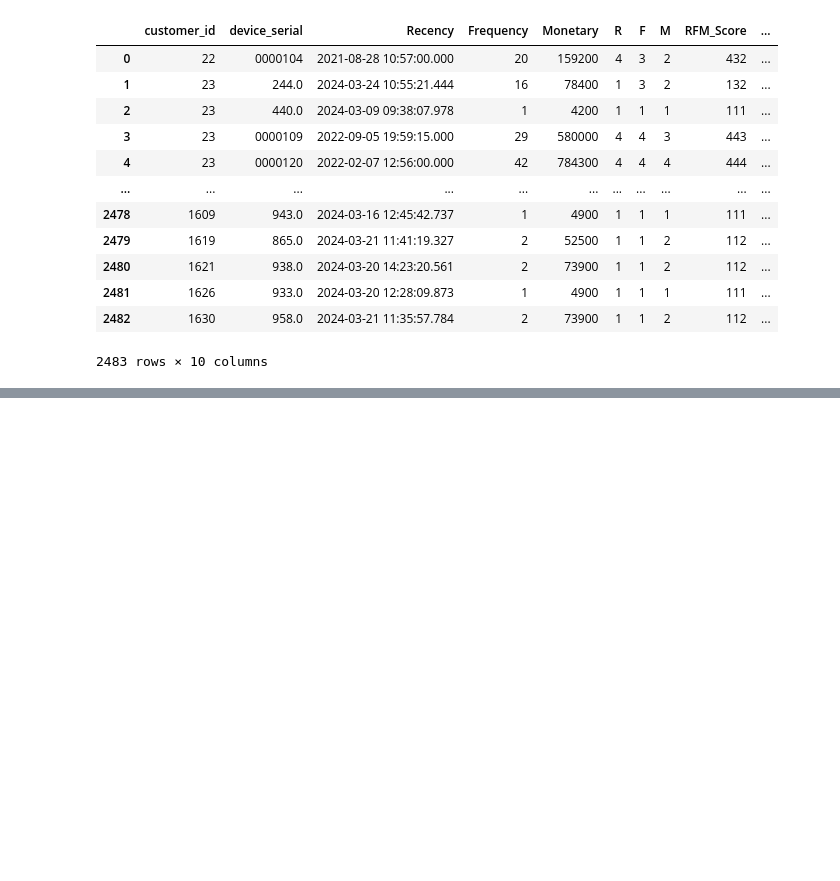
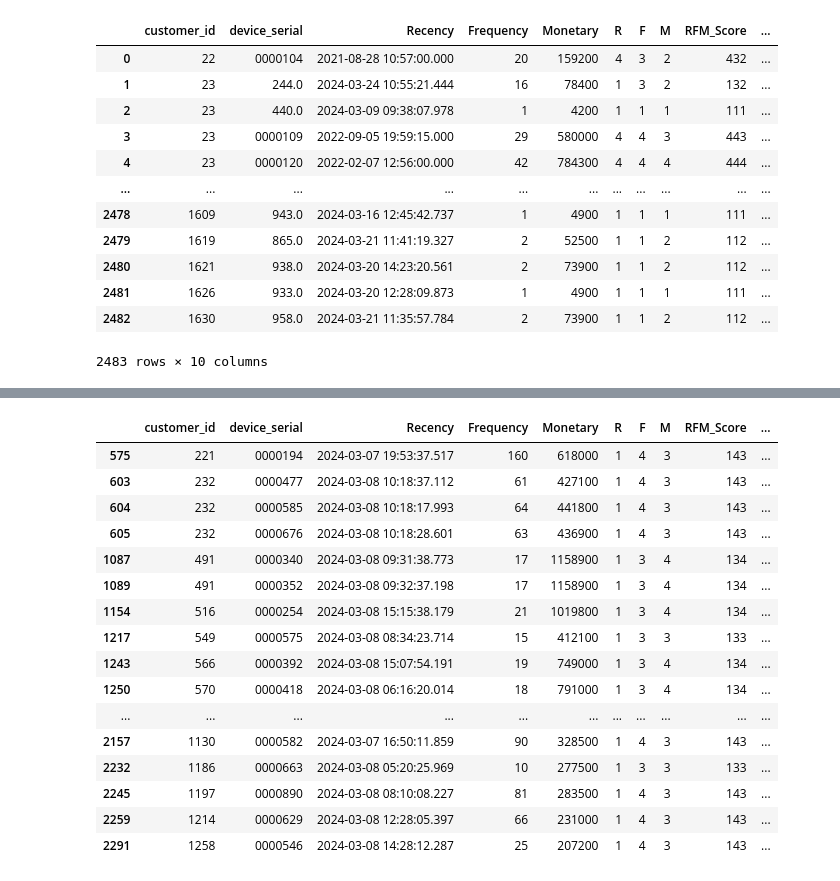
Before and after one commit to mkin89/BBTL_INTELI, a Jupyter notebook: Customer_RFM_Score.ipynb, the cells around one changed output, grey strips where cells are left out. Saved outputs shown, nothing was run; the diff lists cells and outputs as text; code cells hidden in the pictures; blank space fills up the shorter version.

Commit message:
feat:sparkles: the "uncategorized" segment

```diff
--- a/Customer_RFM_Score.ipynb
+++ b/Customer_RFM_Score.ipynb
@@ -309,0 +311,20 @@ plt.show()
+# %%
+rfm_df[rfm_df['RFM_Segment'] == 'Uncategorized']
+# %% [output]
+|  | customer_id | device_serial | Recency | Frequency | Monetary | R | F | M | RFM_Score | ... |
+| 575 | 221 | 0000194 | 2024-03-07 19:53:37.517 | 160 | 618000 | 1 | 4 | 3 | 143 | ... |
+| 603 | 232 | 0000477 | 2024-03-08 10:18:37.112 | 61 | 427100 | 1 | 4 | 3 | 143 | ... |
+| 604 | 232 | 0000585 | 2024-03-08 10:18:17.993 | 64 | 441800 | 1 | 4 | 3 | 143 | ... |
+| 605 | 232 | 0000676 | 2024-03-08 10:18:28.601 | 63 | 436900 | 1 | 4 | 3 | 143 | ... |
+| 1087 | 491 | 0000340 | 2024-03-08 09:31:38.773 | 17 | 1158900 | 1 | 3 | 4 | 134 | ... |
+| 1089 | 491 | 0000352 | 2024-03-08 09:32:37.198 | 17 | 1158900 | 1 | 3 | 4 | 134 | ... |
+| 1154 | 516 | 0000254 | 2024-03-08 15:15:38.179 | 21 | 1019800 | 1 | 3 | 4 | 134 | ... |
+| 1217 | 549 | 0000575 | 2024-03-08 08:34:23.714 | 15 | 412100 | 1 | 3 | 3 | 133 | ... |
+| 1243 | 566 | 0000392 | 2024-03-08 15:07:54.191 | 19 | 749000 | 1 | 3 | 4 | 134 | ... |
+| 1250 | 570 | 0000418 | 2024-03-08 06:16:20.014 | 18 | 791000 | 1 | 3 | 4 | 134 | ... |
+| ... | ... | ... | ... | ... | ... | ... | ... | ... | ... | ... |
+| 2157 | 1130 | 0000582 | 2024-03-07 16:50:11.859 | 90 | 328500 | 1 | 4 | 3 | 143 | ... |
+| 2232 | 1186 | 0000663 | 2024-03-08 05:20:25.969 | 10 | 277500 | 1 | 3 | 3 | 133 | ... |
+| 2245 | 1197 | 0000890 | 2024-03-08 08:10:08.227 | 81 | 283500 | 1 | 4 | 3 | 143 | ... |
+| 2259 | 1214 | 0000629 | 2024-03-08 12:28:05.397 | 66 | 231000 | 1 | 4 | 3 | 143 | ... |
+| 2291 | 1258 | 0000546 | 2024-03-08 14:28:12.287 | 25 | 207200 | 1 | 4 | 3 | 143 | ... |
```
Also changed, not shown: parts of 2 cells of this notebook.
